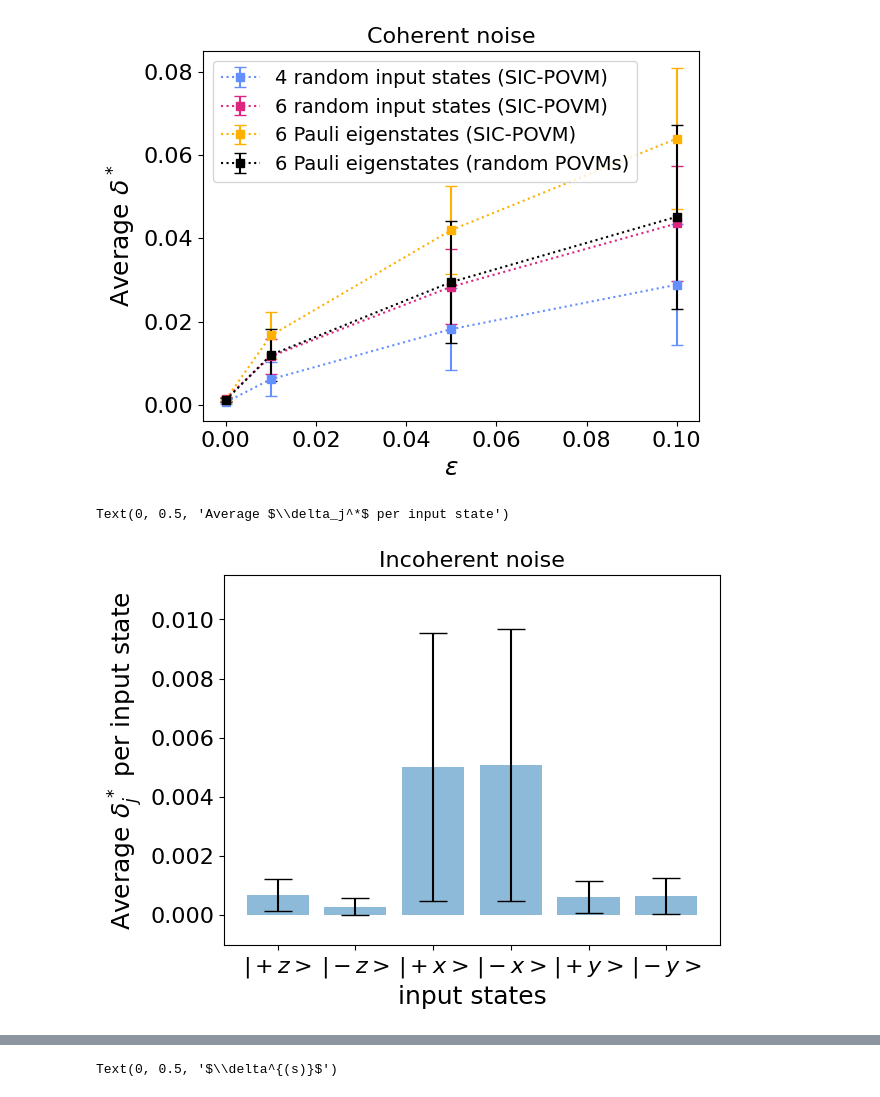
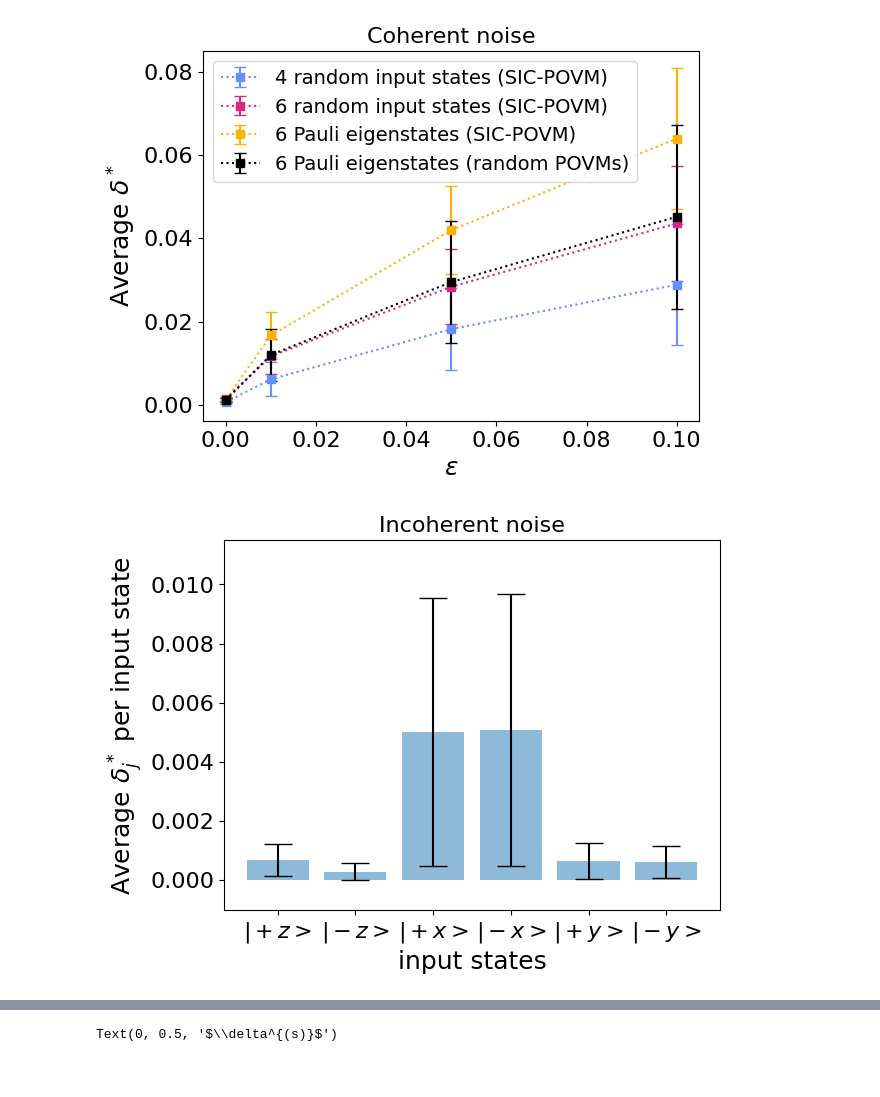
Before and after one commit to Algorithmiq/sc-qmt, a Jupyter notebook: Figures.ipynb, the cells around one changed output, grey strips where cells are left out. Cells and saved outputs as stored; diff of their text form; code cells hidden in the pictures.

Commit message:
swapping states manydeltas

```diff
--- a/Figures.ipynb
+++ b/Figures.ipynb
@@ -276,20 +276,24 @@ Text(0, 0.5, 'Average $\\delta^*$')
 # %%
 #Generate Figure 4 (left)
 
 vec_mean_incoh = np.mean(manyDeltasDic['incoherent'],axis=0)
 
-plt.bar(np.arange(6), np.mean(vec_mean_incoh,axis=1), yerr=np.std(vec_mean_incoh,axis=1), alpha=0.5, ecolor='black', capsize=10)
+temp_mean = np.mean(vec_mean_incoh,axis=1)
+temp_mean[4],temp_mean[5] = temp_mean[5],temp_mean[4]
+temp_std = np.std(vec_mean_incoh,axis=1)
+temp_std[4],temp_std[5] = temp_std[5],temp_std[4]
+
+plt.bar(np.arange(6), temp_mean, yerr=temp_std, alpha=0.5, ecolor='black', capsize=10)
 plt.xticks(np.arange(6), [r'$|+z>$', r'$|-z>$', r'$|+x>$',r'$|-x>$', r'$|+y>$', r'$|-y>$'])
 plt.xlabel('input states')
 plt.ylim(-0.001,0.0115)
 plt.title('Incoherent noise')
 plt.ylabel(r'Average $\delta_j^*$ per input state')
 
 #Save the figure as:
 #plt.savefig('incoh_manydeltas.pdf',bbox_inches='tight')
 # %% [output]
-Text(0, 0.5, 'Average $\\delta_j^*$ per input state')
-[figure, old version]
+[figure, new version]
 # %%
 #Generate Figure 4 (right)
 
```
Also changed, not shown: parts of 2 cells of this notebook.
